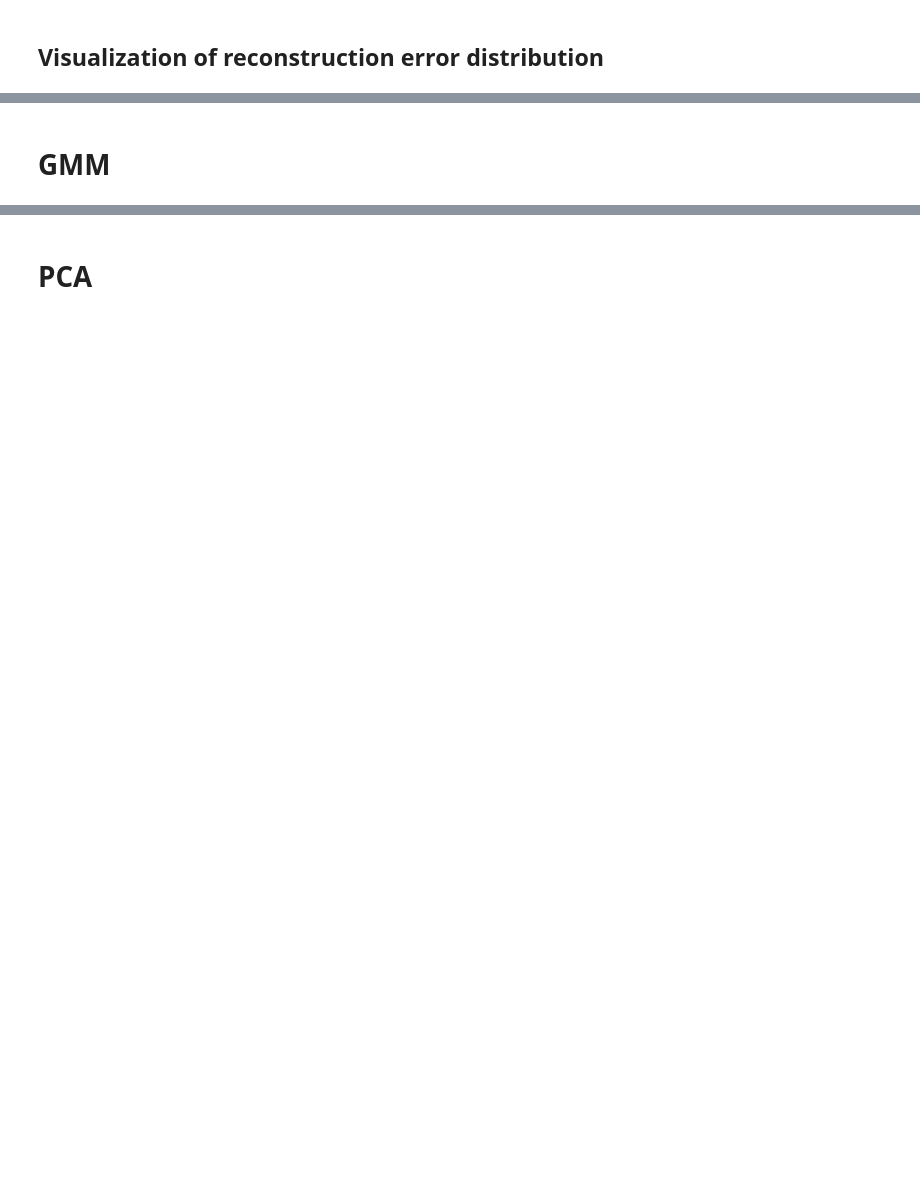
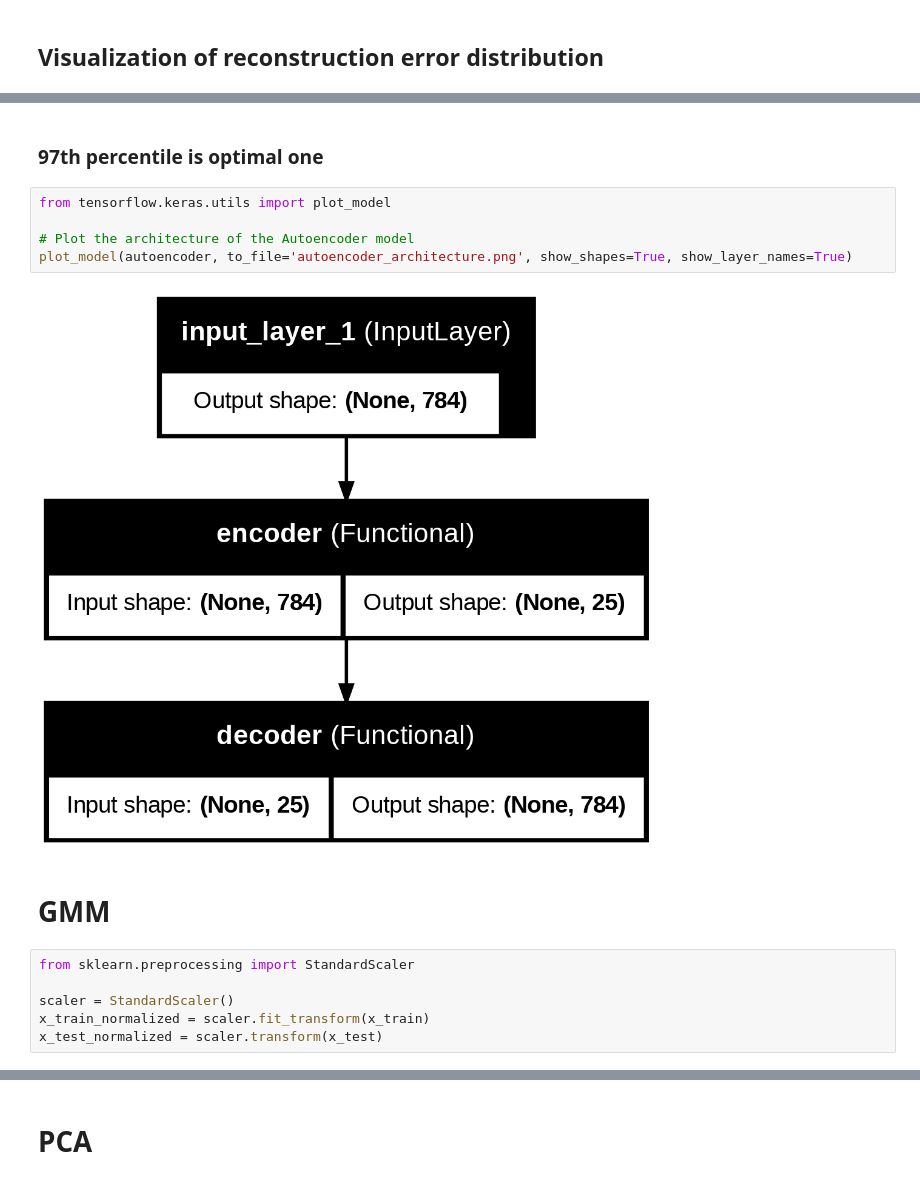
Before and after one commit to mahdiimanzadeh/Anomaly-Detection-MNIST, a Jupyter notebook: Anomaly_Detection_MNIST.ipynb, the cells around one changed output, grey strips where cells are left out. Saved outputs shown, nothing was run; the diff lists cells and outputs as text; blank space fills up the shorter version.

```diff
--- a/Anomaly_Detection_MNIST.ipynb
+++ b/Anomaly_Detection_MNIST.ipynb
@@ -175,2 +242,17 @@ plt.show()
+# %% [markdown]
+### 97th percentile is optimal one
+# %%
+from tensorflow.keras.utils import plot_model
+
+# Plot the architecture of the Autoencoder model
+plot_model(autoencoder, to_file='autoencoder_architecture.png', show_shapes=True, show_layer_names=True)
+# %% [output]
+[figure, added]
 # %% [markdown]
 # GMM
+# %%
+from sklearn.preprocessing import StandardScaler
+
+scaler = StandardScaler()
+x_train_normalized = scaler.fit_transform(x_train)
+x_test_normalized = scaler.transform(x_test)
```
Also changed, not shown: parts of 34 cells of this notebook.
